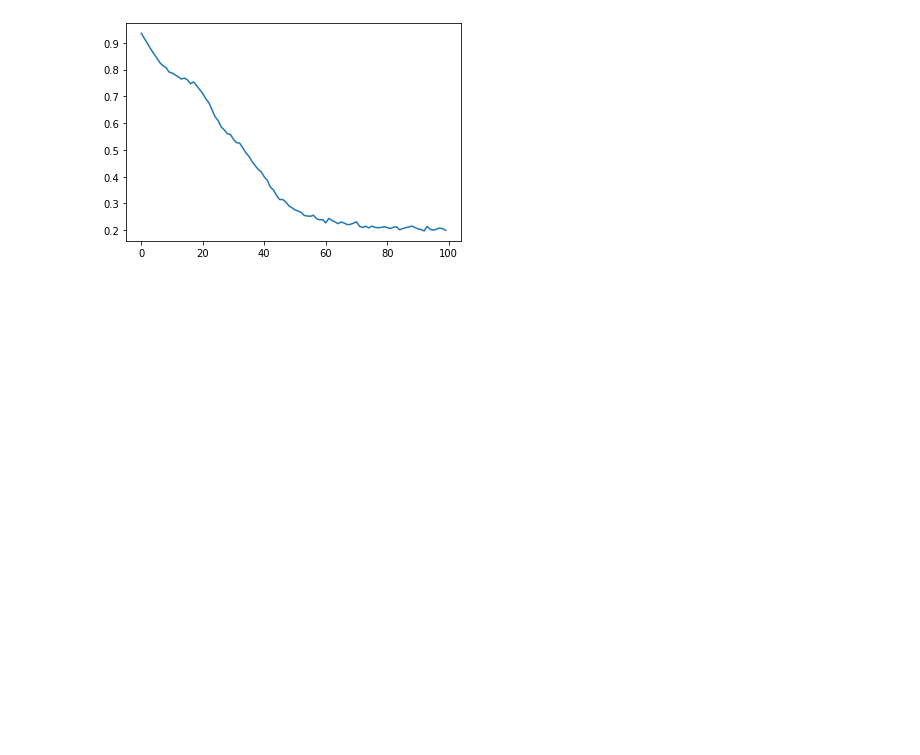
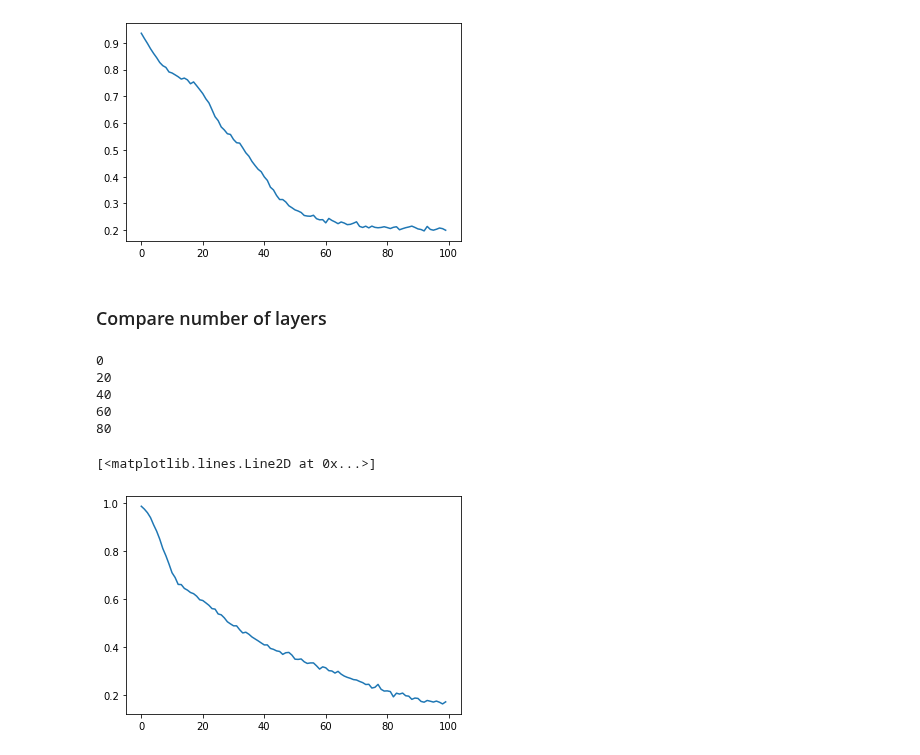
Before and after one commit to vutuanhai237/UC-VQA, a Jupyter notebook: codes/polygongraph_ansatz_qng.ipynb, the cells around one changed output. Drawn from its saved outputs; the diff is of its cells as text; code cells hidden in the pictures; blank space fills up the shorter version.

Commit message:
Update results from diff number of layers

```diff
--- a/codes/polygongraph_ansatz_qng.ipynb
+++ b/codes/polygongraph_ansatz_qng.ipynb
@@ -128,3 +128,62 @@ for thetas in thetass:
     fidelities.append(fidelity)
 np.savetxt("../experiments/polygon_ansatz_w/" + str(num_qubits) + "/traces_qng.csv", traces, delimiter=",")
 np.savetxt("../experiments/polygon_ansatz_w/" + str(num_qubits) + "/fidelities_qng.csv", fidelities, delimiter=",")
+# %% [markdown]
+### Compare number of layers
+# %%
+# Init parameters
+num_qubits = 7
+num_layers = 5
+thetas = np.ones(num_layers*(2*num_qubits))
+theta = np.pi / 2
+qc = qiskit.QuantumCircuit(num_qubits, num_qubits)
+
+loss_values = []
+thetass = []
+for i in range(0, 100):
+    if i % 20 == 0:
+        print(i)
+    G = qtm.fubini_study.qng(qc.copy(), thetas, qtm.nqubit.create_polygongraph_state, num_layers)
+    grad_loss = qtm.base.grad_loss(
+        qc,
+        qtm.nqubit.create_Wchecker_polygongraph,
+        thetas, r = 1/2, s = np.pi/2, num_layers = num_layers)
+    thetas = np.real(thetas - qtm.constant.learning_rate*(np.linalg.inv(G) @ grad_loss))
+    qc_copy = qtm.nqubit.create_Wchecker_polygongraph(qc.copy(), thetas, num_layers)
+    loss = qtm.base.loss_fubini_study(qtm.base.measure(qc_copy, list(range(qc_copy.num_qubits))))
+    loss_values.append(loss)
+    thetass.append(thetas)
+np.savetxt("../experiments/polygon_ansatz_w/" + str(num_qubits) + "/loss_values_qng" + str(num_layers) + ".csv", loss_values, delimiter=",")
+np.savetxt("../experiments/polygon_ansatz_w/" + str(num_qubits) + "/thetass_qng" + str(num_layers) + ".csv", thetass, delimiter=",")
+traces = []
+fidelities = []
+i = 0
+for thetas in thetass:
+    # Get |psi> = U_gen|000...>
+    qc = qiskit.QuantumCircuit(num_qubits, num_qubits)
+    qc = qtm.nqubit.create_polygongraph_state(qc, thetas, num_layers)
+    psi = qiskit.quantum_info.Statevector.from_instruction(qc)
+    rho_psi = qiskit.quantum_info.DensityMatrix(psi)
+    # Get |psi~> = U_target|000...>
+    qc1 = qiskit.QuantumCircuit(num_qubits, num_qubits)
+    qc1 = qtm.nqubit.create_w_state(qc1)
+    psi_hat = qiskit.quantum_info.Statevector.from_instruction(qc1)
+    rho_psi_hat = qiskit.quantum_info.DensityMatrix(psi_hat)
+    # Calculate the metrics
+    trace, fidelity = qtm.base.get_metrics(psi, psi_hat)
+    traces.append(trace)
+    fidelities.append(fidelity)
+np.savetxt("../experiments/polygon_ansatz_w/" + str(num_qubits) + "/traces_qng" + str(num_layers) + ".csv", traces, delimiter=",")
+np.savetxt("../experiments/polygon_ansatz_w/" + str(num_qubits) + "/fidelities_qng" + str(num_layers) + ".csv", fidelities, delimiter=",")
+# %% [output]
+0
+20
+40
+60
+80
+# %%
+from matplotlib import pyplot as plt
+plt.plot(loss_values)
+# %% [output]
+[<matplotlib.lines.Line2D at 0x...>]
+[figure, added]
```
Also changed, not shown: parts of 1 cell of this notebook, 45 other files.
